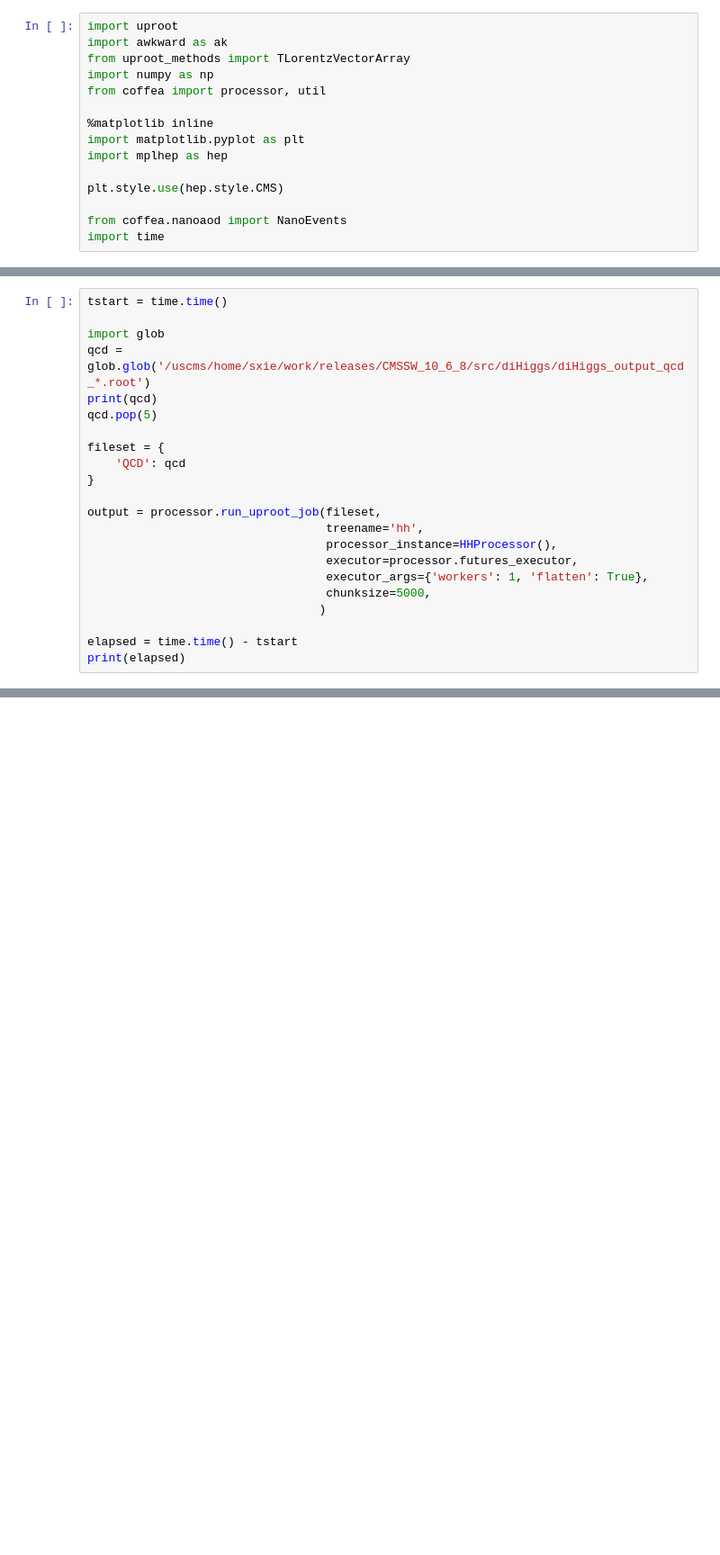
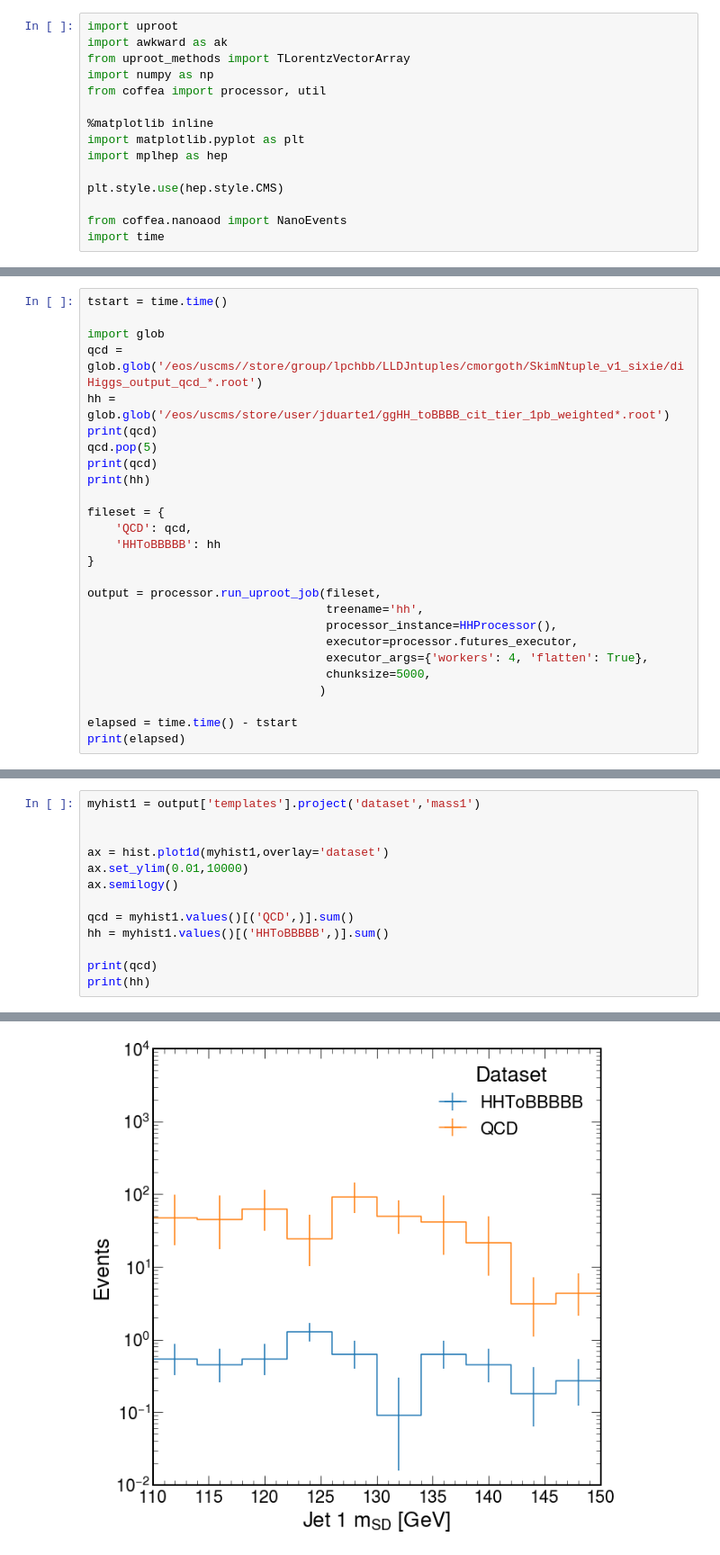
Before and after one commit to LPC-HH/boostedhiggs, a Jupyter notebook: binder/hhtest.ipynb, the cells around one changed output, grey strips where cells are left out. Shown at 90% size. Drawn from its saved outputs; the diff is of its cells as text; blank space fills up the shorter version.

```diff
--- a/binder/hhtest.ipynb
+++ b/binder/hhtest.ipynb
@@ -132,19 +126,23 @@ class HHProcessor(processor.ProcessorABC):
 tstart = time.time()
 
 import glob
-qcd = glob.glob('/uscms/home/sxie/work/releases/CMSSW_10_6_8/src/diHiggs/diHiggs_output_qcd_*.root')
+qcd = glob.glob('/eos/uscms//store/group/lpchbb/LLDJntuples/cmorgoth/SkimNtuple_v1_sixie/diHiggs_output_qcd_*.root')
+hh = glob.glob('/eos/uscms/store/user/jduarte1/ggHH_toBBBB_cit_tier_1pb_weighted*.root')
 print(qcd)
 qcd.pop(5)
+print(qcd)
+print(hh)
 
 fileset = {
-    'QCD': qcd
+    'QCD': qcd,
+    'HHToBBBBB': hh
 }
 
 output = processor.run_uproot_job(fileset,
                                   treename='hh',
                                   processor_instance=HHProcessor(),
                                   executor=processor.futures_executor,
-                                  executor_args={'workers': 1, 'flatten': True},
+                                  executor_args={'workers': 4, 'flatten': True},
                                   chunksize=5000,
                                  )
 
@@ -177,0 +158,14 @@ fig = hist.plot1d(output['templates'].project('region','wwtag'),overlay='region'
+# %%
+myhist1 = output['templates'].project('dataset','mass1')
+
+
+ax = hist.plot1d(myhist1,overlay='dataset')
+ax.set_ylim(0.01,10000)
+ax.semilogy()
+
+qcd = myhist1.values()[('QCD',)].sum()
+hh = myhist1.values()[('HHToBBBBB',)].sum()
+
+print(qcd)
+print(hh)
+# %% [output]
@@ -177,0 +174 @@ fig = hist.plot1d(output['templates'].project('region','wwtag'),overlay='region'
+[figure, added]
```
Also changed, not shown: parts of 9 cells of this notebook.
